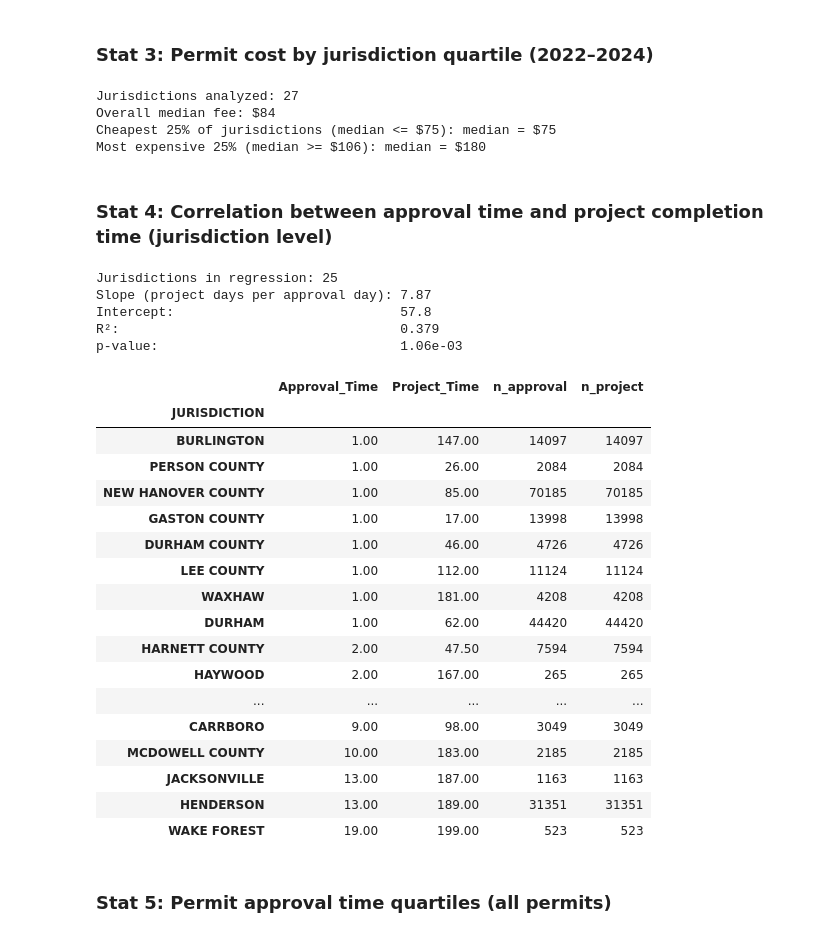
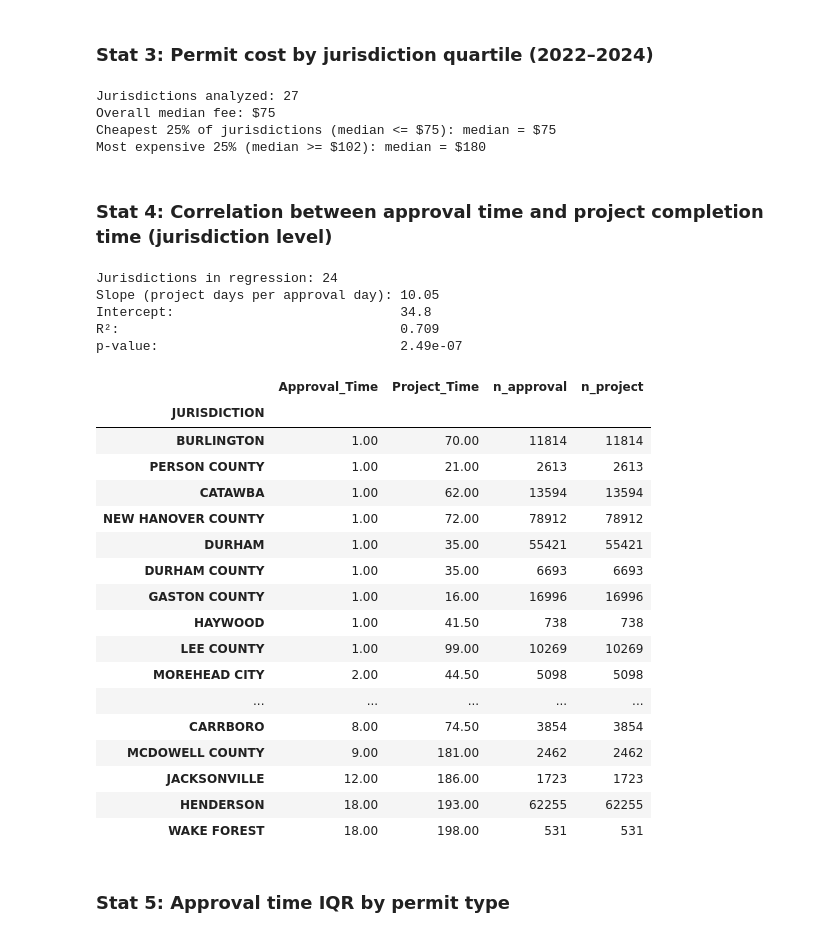
Before and after one commit to Permit-Power/ad_hoc, a Jupyter notebook: notebooks/shovels_permit_analysis.ipynb, the cells around one changed output. Cells and saved outputs as stored; diff of their text form; code cells hidden in the pictures.

```diff
--- a/notebooks/shovels_permit_analysis.ipynb
+++ b/notebooks/shovels_permit_analysis.ipynb
@@ -124,9 +127,16 @@ residential_filter_refined['WALL_FENCE'] = residential_filter_refined[search_col
     lambda col: col.str.contains(wall_fence_pattern, case=False, regex=True)
 ).any(axis=1)
 
+# Combine HEAT_PUMP and HVAC into a single category
+for col in ['HEAT_PUMP', 'HVAC']:
+    residential_filter_refined[col] = residential_filter_refined[col].astype(str).str.upper() == 'TRUE'
+residential_filter_refined['HVAC_HEAT_PUMP'] = (
+    residential_filter_refined['HEAT_PUMP'] | residential_filter_refined['HVAC']
+)
+
 permit_type_cols = [
-    'WALL_FENCE', 'WINDOW_DOOR', 'ROOFING', 'ELECTRICAL', 'ELECTRIC_METER', 'HEAT_PUMP',
-    'EV_CHARGER', 'SOLAR', 'BATTERY', 'HVAC', 'WATER_HEATER', 'GAS', 'PLUMBING',
+    'WALL_FENCE', 'WINDOW_DOOR', 'ROOFING', 'ELECTRICAL', 'ELECTRIC_METER',
+    'HVAC_HEAT_PUMP', 'EV_CHARGER', 'SOLAR', 'BATTERY', 'WATER_HEATER', 'GAS', 'PLUMBING',
 ]
 
 permit_cols = [c for c in permit_type_cols if c in residential_filter_refined.columns]
@@ -231,12 +243,12 @@ Slowest 25% of jurisdictions (median >= 4 days): median = 8 days
 ### Stat 3: Permit cost by jurisdiction quartile (2022–2024)
 # %%
 # Filter to 2022-2024 and valid fees
-recent = single_trade_permits[single_trade_permits['Year'].between(2022, 2024)].copy()
-recent['FEES'] = pd.to_numeric(recent['FEES'], errors='coerce')
-recent = recent[recent['FEES'] > 0]
+
+single_trade_permits['FEES'] = pd.to_numeric(recent['FEES'], errors='coerce')
+fees = single_trade_permits[single_trade_permits['FEES'] > 0]
 
 # Median fee per jurisdiction
-juris_fees = recent.groupby('JURISDICTION')['FEES'].median().dropna()
+juris_fees = fees.groupby('JURISDICTION')['FEES'].median().dropna()
 
 q25 = juris_fees.quantile(0.25)
 q75 = juris_fees.quantile(0.75)
@@ -247,72 +259,69 @@ print(f"Cheapest 25% of jurisdictions (median <= ${q25:.0f}): median = ${juris_f
 print(f"Most expensive 25% (median >= ${q75:.0f}): median = ${juris_fees[juris_fees >= q75].median():,.0f}")
 # %% [output]
 Jurisdictions analyzed: 27
-Overall median fee: $84
+Overall median fee: $75
 Cheapest 25% of jurisdictions (median <= $75): median = $75
-Most expensive 25% (median >= $106): median = $180
+Most expensive 25% (median >= $102): median = $180
 # %% [markdown]
 ### Stat 4: Correlation between approval time and project completion time (jurisdiction level)
 # %%
 from scipy import stats
 
-# Filter to 2020-2024
-permits_2020_2024 = single_trade_permits[single_trade_permits['Year'].between(2020, 2024)]
-
 # Aggregate to jurisdiction level medians + counts
-juris_reg = permits_2020_2024.groupby('JURISDICTION')[['Approval_Time', 'Project_Time']].agg(
+juris_reg = single_trade_permits.groupby('JURISDICTION')[['Approval_Time', 'Project_Time']].agg(
     ['median', 'count']
 )
 juris_reg.columns = ['_'.join(c) for c in juris_reg.columns]
 juris_reg = juris_reg.rename(columns={
     'Approval_Time_median': 'Approval_Time',
     'Project_Time_median': 'Project_Time',
     'Approval_Time_count': 'n_approval',
     'Project_Time_count': 'n_project',
 })
 
 MAX_MEDIAN_PROJECT_TIME = 300  # days — exclude jurisdictions with unusually long median project times
 
 juris_reg = juris_reg.dropna(subset=['Approval_Time', 'Project_Time'])
 juris_reg = juris_reg[
     (juris_reg['Approval_Time'] > 0) &
     (juris_reg['Project_Time'] > 0) &
     (juris_reg['Project_Time'] <= MAX_MEDIAN_PROJECT_TIME) &
     (juris_reg['n_approval'] >= 100) &
     (juris_reg['n_project'] >= 100)
 ]
 
 slope, intercept, r, p, se = stats.linregress(juris_reg['Approval_Time'], juris_reg['Project_Time'])
 
 print(f"Jurisdictions in regression: {len(juris_reg):,}")
 print(f"Slope (project days per approval day): {slope:.2f}")
 print(f"Intercept:                             {intercept:.1f}")
 print(f"R²:                                    {r**2:.3f}")
 print(f"p-value:                               {p:.2e}")
 print()
 display(juris_reg[['Approval_Time', 'Project_Time', 'n_approval', 'n_project']].sort_values('Approval_Time'))
 # %% [output]
-Jurisdictions in regression: 25
-Slope (project days per approval day): 7.87
-Intercept:                             57.8
-R²:                                    0.379
-p-value:                               1.06e-03
+Jurisdictions in regression: 24
+Slope (project days per approval day): 10.05
+Intercept:                             34.8
+R²:                                    0.709
+p-value:                               2.49e-07
 |  | Approval_Time | Project_Time | n_approval | n_project |
 | JURISDICTION |  |  |  |  |
-| BURLINGTON | 1.00 | 147.00 | 14097 | 14097 |
-| PERSON COUNTY | 1.00 | 26.00 | 2084 | 2084 |
-| NEW HANOVER COUNTY | 1.00 | 85.00 | 70185 | 70185 |
-| GASTON COUNTY | 1.00 | 17.00 | 13998 | 13998 |
-| DURHAM COUNTY | 1.00 | 46.00 | 4726 | 4726 |
-| LEE COUNTY | 1.00 | 112.00 | 11124 | 11124 |
-| WAXHAW | 1.00 | 181.00 | 4208 | 4208 |
-| DURHAM | 1.00 | 62.00 | 44420 | 44420 |
-| HARNETT COUNTY | 2.00 | 47.50 | 7594 | 7594 |
-| HAYWOOD | 2.00 | 167.00 | 265 | 265 |
+| BURLINGTON | 1.00 | 70.00 | 11814 | 11814 |
+| PERSON COUNTY | 1.00 | 21.00 | 2613 | 2613 |
+| CATAWBA | 1.00 | 62.00 | 13594 | 13594 |
+| NEW HANOVER COUNTY | 1.00 | 72.00 | 78912 | 78912 |
+| DURHAM | 1.00 | 35.00 | 55421 | 55421 |
+| DURHAM COUNTY | 1.00 | 35.00 | 6693 | 6693 |
+| GASTON COUNTY | 1.00 | 16.00 | 16996 | 16996 |
+| HAYWOOD | 1.00 | 41.50 | 738 | 738 |
+| LEE COUNTY | 1.00 | 99.00 | 10269 | 10269 |
+| MOREHEAD CITY | 2.00 | 44.50 | 5098 | 5098 |
 | ... | ... | ... | ... | ... |
-| CARRBORO | 9.00 | 98.00 | 3049 | 3049 |
-| MCDOWELL COUNTY | 10.00 | 183.00 | 2185 | 2185 |
-| JACKSONVILLE | 13.00 | 187.00 | 1163 | 1163 |
-| HENDERSON | 13.00 | 189.00 | 31351 | 31351 |
-| WAKE FOREST | 19.00 | 199.00 | 523 | 523 |
+| CARRBORO | 8.00 | 74.50 | 3854 | 3854 |
+| MCDOWELL COUNTY | 9.00 | 181.00 | 2462 | 2462 |
+| JACKSONVILLE | 12.00 | 186.00 | 1723 | 1723 |
+| HENDERSON | 18.00 | 193.00 | 62255 | 62255 |
+| WAKE FOREST | 18.00 | 198.00 | 531 | 531 |
 # %% [markdown]
-### Stat 5: Permit approval time quartiles (all permits)
+### Stat 5: Approval time IQR by permit type
```
Also changed, not shown: parts of 23 cells of this notebook.
